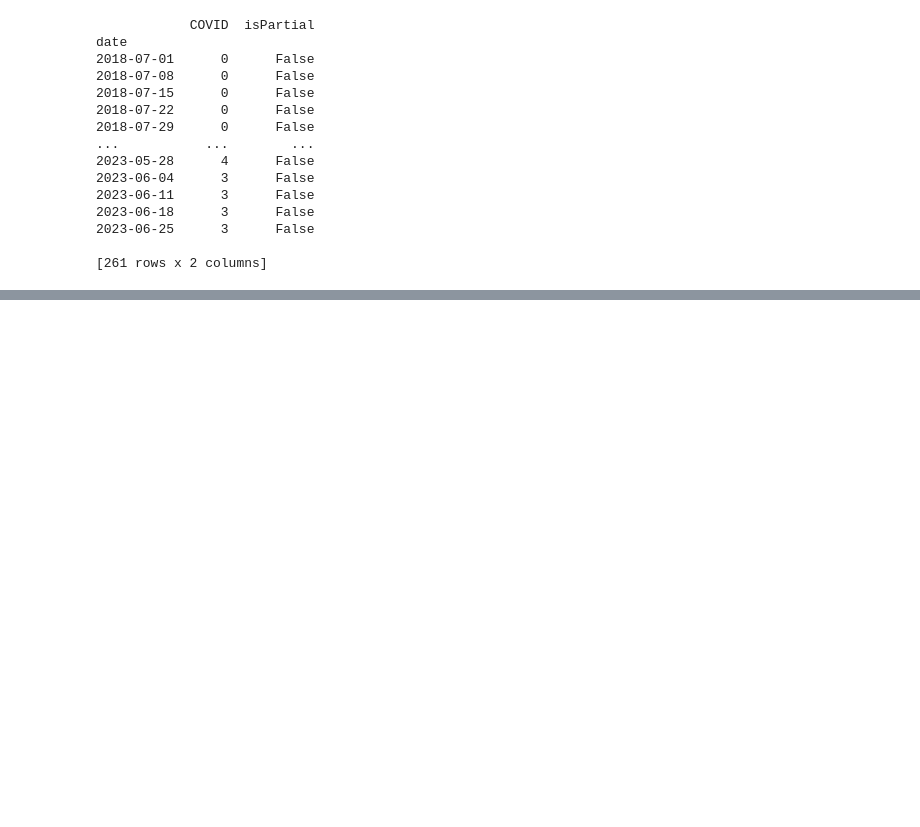
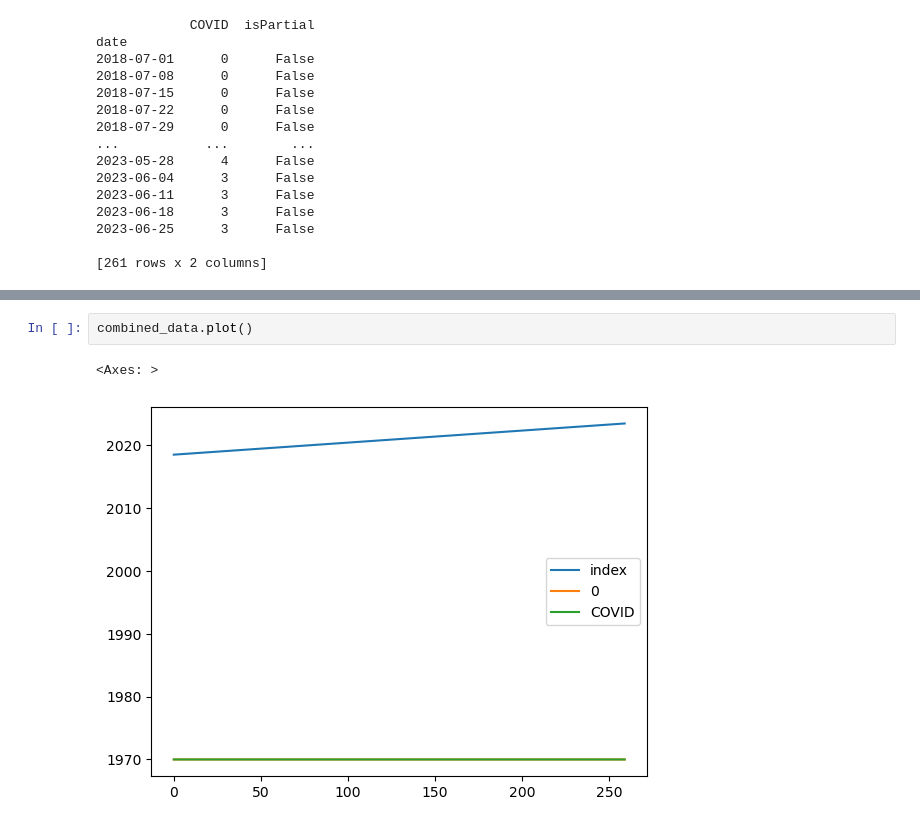
Before and after one commit to DGLewiss/Repo-Practice, a Jupyter notebook: Im_broken.ipynb, the cells around one changed output, grey strips where cells are left out. Drawn from its saved outputs; the diff is of its cells as text; blank space fills up the shorter version.

```diff
--- a/Im_broken.ipynb
+++ b/Im_broken.ipynb
@@ -266,3 +319,8 @@ combined_data
+# %%
+combined_data.plot()
+# %% [output]
+<Axes: >
+[figure, added]
 # %%
 correlation = combined_data [0].corr(combined_data['COVID'])
 print(correlation)
```
Also changed, not shown: parts of 10 cells of this notebook.
